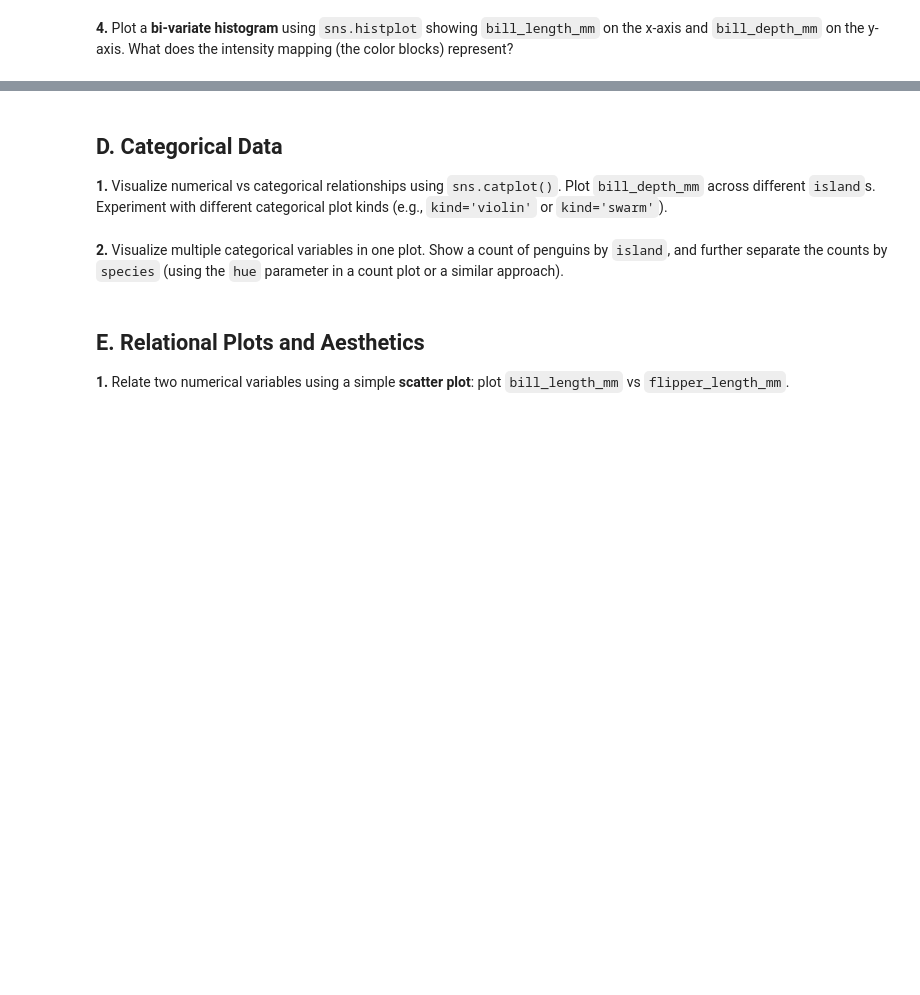
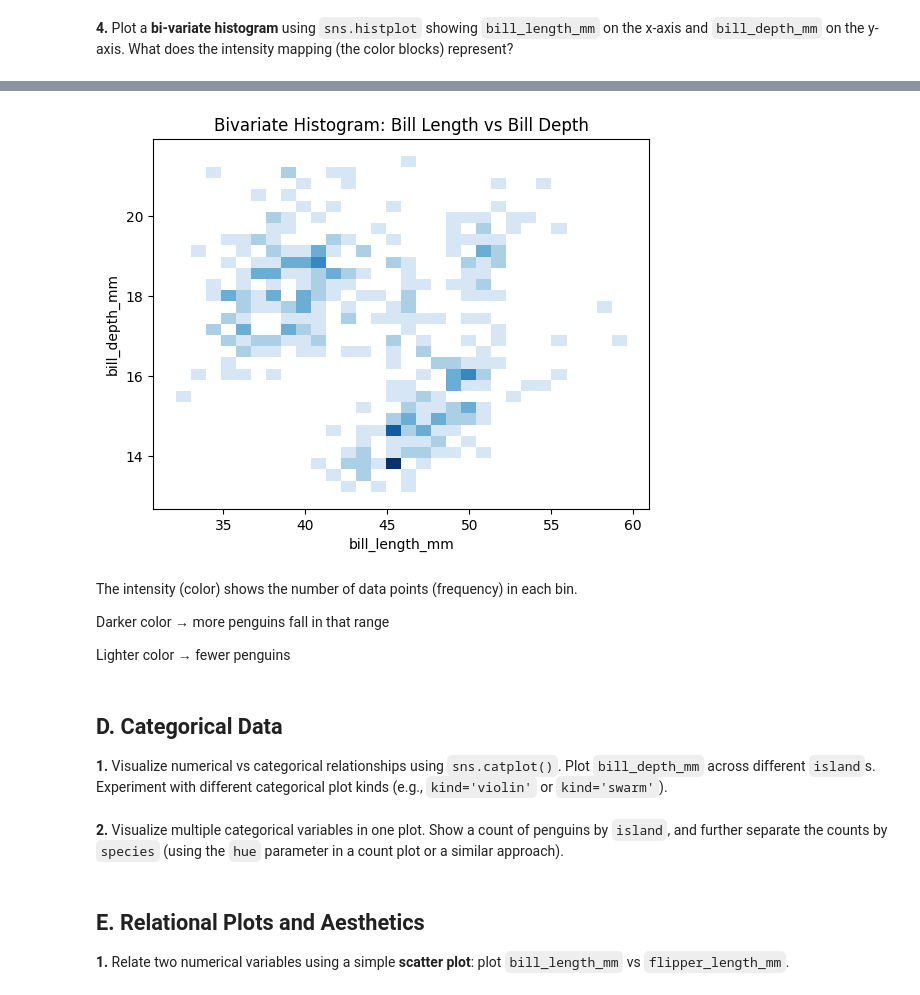
Before and after one commit to ibtihalalf/Exercises1, a Jupyter notebook: Week2/M3/m3_2_exercise.ipynb, the cells around one changed output, grey strips where cells are left out. Cells and saved outputs as stored; diff of their text form; code cells hidden in the pictures; blank space fills up the shorter version.

```diff
--- a/Week2/M3/m3_2_exercise.ipynb
+++ b/Week2/M3/m3_2_exercise.ipynb
@@ -129,3 +153,22 @@ plt.show()
+# %%
+sns.histplot(
+    data=penguins,
+    x="bill_length_mm",
+    y="bill_depth_mm",
+    bins=30,
+    cmap="Blues"
+)
+
+plt.title("Bivariate Histogram: Bill Length vs Bill Depth")
+plt.show()
+# %% [output]
+[figure, added]
+# %% [markdown]
+The intensity (color) shows the number of data points (frequency) in each bin.
+
+Darker color → more penguins fall in that range
+
+Lighter color → fewer penguins
 # %% [markdown]
 ## D. Categorical Data
 
```
Also changed, not shown: parts of 11 cells of this notebook.
